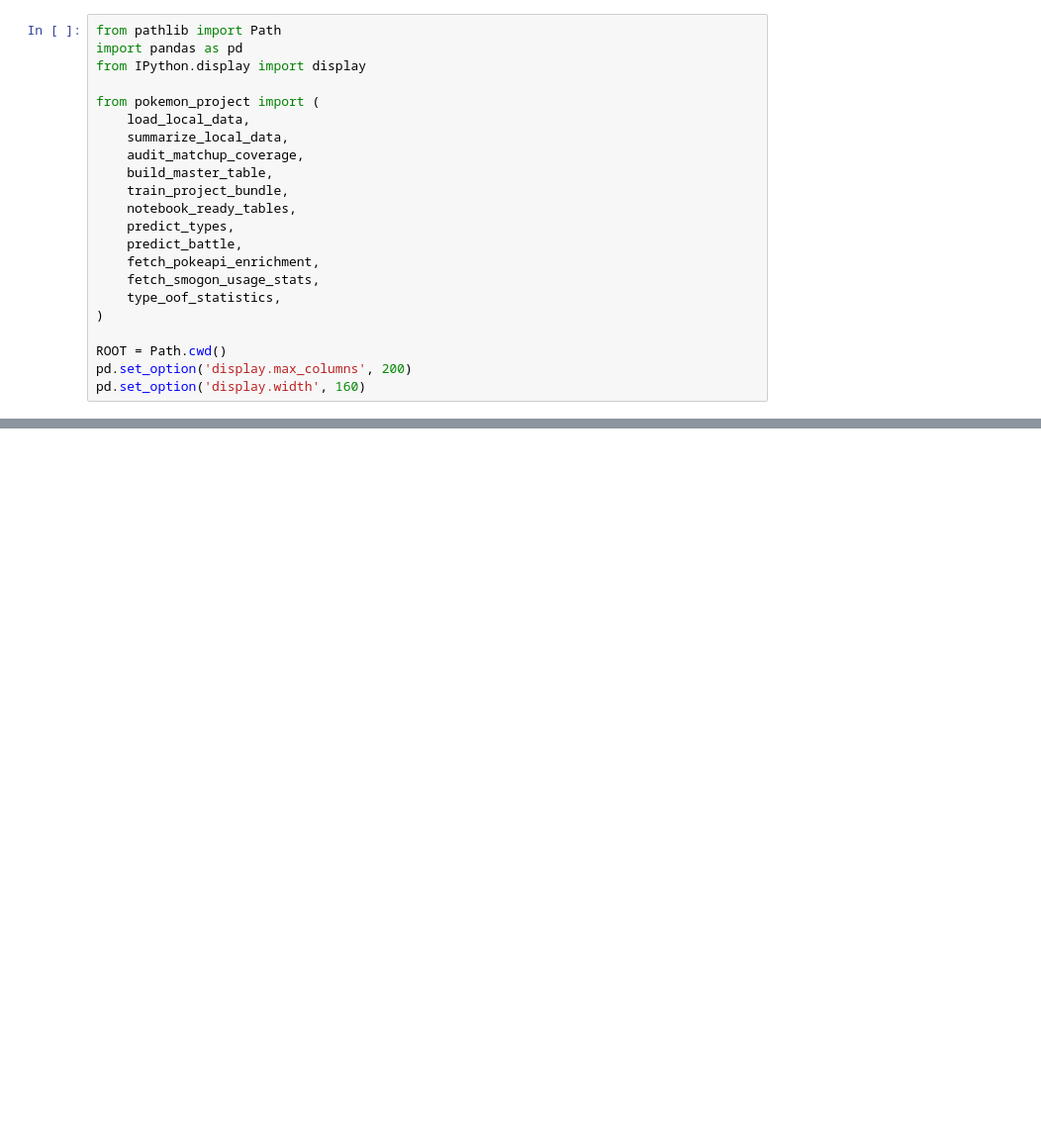
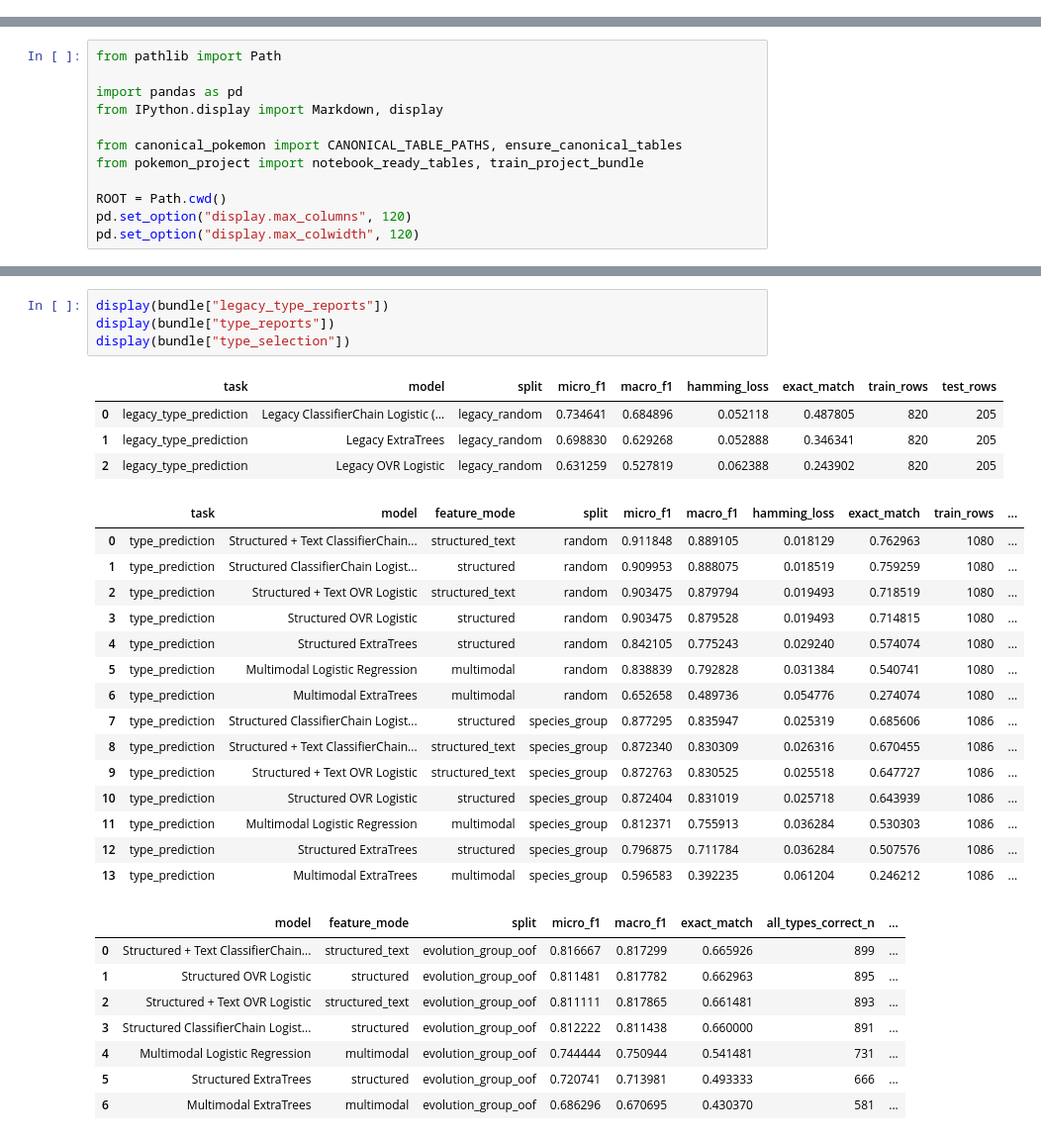
Before and after one commit to FlalaGoGoGo/pokemon-ml-analysis, a Jupyter notebook: Pokemon_Project_Rebuild_Streamlit.ipynb, the cells around one changed output, grey strips where cells are left out. Shown at 99% size. Cells and saved outputs as stored; diff of their text form; blank space fills up the shorter version.

Commit message:
Rebuild Pokemon type pipeline with canonical data

```diff
--- a/Pokemon_Project_Rebuild_Streamlit.ipynb
+++ b/Pokemon_Project_Rebuild_Streamlit.ipynb
@@ -9,22 +0,0 @@ We reuse a shared Python module so the notebook and Streamlit app always stay al
-# %%
-from pathlib import Path
-import pandas as pd
-from IPython.display import display
-
-from pokemon_project import (
-    load_local_data,
-    summarize_local_data,
-    audit_matchup_coverage,
-    build_master_table,
-    train_project_bundle,
-    notebook_ready_tables,
-    predict_types,
-    predict_battle,
-    fetch_pokeapi_enrichment,
-    fetch_smogon_usage_stats,
-    type_oof_statistics,
-)
-
-ROOT = Path.cwd()
-pd.set_option('display.max_columns', 200)
-pd.set_option('display.width', 160)
@@ -287,0 +15,12 @@ The app exposes two pages:
+# %%
+from pathlib import Path
+
+import pandas as pd
+from IPython.display import Markdown, display
+
+from canonical_pokemon import CANONICAL_TABLE_PATHS, ensure_canonical_tables
+from pokemon_project import notebook_ready_tables, train_project_bundle
+
+ROOT = Path.cwd()
+pd.set_option("display.max_columns", 120)
+pd.set_option("display.max_colwidth", 120)
@@ -287,0 +146,32 @@ The app exposes two pages:
+# %%
+display(bundle["legacy_type_reports"])
+display(bundle["type_reports"])
+display(bundle["type_selection"])
+# %% [output]
+|  | task | model | split | micro_f1 | macro_f1 | hamming_loss | exact_match | train_rows | test_rows |
+| 0 | legacy_type_prediction | Legacy ClassifierChain Logistic (... | legacy_random | 0.734641 | 0.684896 | 0.052118 | 0.487805 | 820 | 205 |
+| 1 | legacy_type_prediction | Legacy ExtraTrees | legacy_random | 0.698830 | 0.629268 | 0.052888 | 0.346341 | 820 | 205 |
+| 2 | legacy_type_prediction | Legacy OVR Logistic | legacy_random | 0.631259 | 0.527819 | 0.062388 | 0.243902 | 820 | 205 |
+|  | task | model | feature_mode | split | micro_f1 | macro_f1 | hamming_loss | exact_match | train_rows | ... |
+| 0 | type_prediction | Structured + Text ClassifierChain... | structured_text | random | 0.911848 | 0.889105 | 0.018129 | 0.762963 | 1080 | ... |
+| 1 | type_prediction | Structured ClassifierChain Logist... | structured | random | 0.909953 | 0.888075 | 0.018519 | 0.759259 | 1080 | ... |
+| 2 | type_prediction | Structured + Text OVR Logistic | structured_text | random | 0.903475 | 0.879794 | 0.019493 | 0.718519 | 1080 | ... |
+| 3 | type_prediction | Structured OVR Logistic | structured | random | 0.903475 | 0.879528 | 0.019493 | 0.714815 | 1080 | ... |
+| 4 | type_prediction | Structured ExtraTrees | structured | random | 0.842105 | 0.775243 | 0.029240 | 0.574074 | 1080 | ... |
+| 5 | type_prediction | Multimodal Logistic Regression | multimodal | random | 0.838839 | 0.792828 | 0.031384 | 0.540741 | 1080 | ... |
+| 6 | type_prediction | Multimodal ExtraTrees | multimodal | random | 0.652658 | 0.489736 | 0.054776 | 0.274074 | 1080 | ... |
+| 7 | type_prediction | Structured ClassifierChain Logist... | structured | species_group | 0.877295 | 0.835947 | 0.025319 | 0.685606 | 1086 | ... |
+| 8 | type_prediction | Structured + Text ClassifierChain... | structured_text | species_group | 0.872340 | 0.830309 | 0.026316 | 0.670455 | 1086 | ... |
+| 9 | type_prediction | Structured + Text OVR Logistic | structured_text | species_group | 0.872763 | 0.830525 | 0.025518 | 0.647727 | 1086 | ... |
+| 10 | type_prediction | Structured OVR Logistic | structured | species_group | 0.872404 | 0.831019 | 0.025718 | 0.643939 | 1086 | ... |
+| 11 | type_prediction | Multimodal Logistic Regression | multimodal | species_group | 0.812371 | 0.755913 | 0.036284 | 0.530303 | 1086 | ... |
+| 12 | type_prediction | Structured ExtraTrees | structured | species_group | 0.796875 | 0.711784 | 0.036284 | 0.507576 | 1086 | ... |
+| 13 | type_prediction | Multimodal ExtraTrees | multimodal | species_group | 0.596583 | 0.392235 | 0.061204 | 0.246212 | 1086 | ... |
+|  | model | feature_mode | split | micro_f1 | macro_f1 | exact_match | all_types_correct_n | ... |
+| 0 | Structured + Text ClassifierChain... | structured_text | evolution_group_oof | 0.816667 | 0.817299 | 0.665926 | 899 | ... |
+| 1 | Structured OVR Logistic | structured | evolution_group_oof | 0.811481 | 0.817782 | 0.662963 | 895 | ... |
+| 2 | Structured + Text OVR Logistic | structured_text | evolution_group_oof | 0.811111 | 0.817865 | 0.661481 | 893 | ... |
+| 3 | Structured ClassifierChain Logist... | structured | evolution_group_oof | 0.812222 | 0.811438 | 0.660000 | 891 | ... |
+| 4 | Multimodal Logistic Regression | multimodal | evolution_group_oof | 0.744444 | 0.750944 | 0.541481 | 731 | ... |
+| 5 | Structured ExtraTrees | structured | evolution_group_oof | 0.720741 | 0.713981 | 0.493333 | 666 | ... |
+| 6 | Multimodal ExtraTrees | multimodal | evolution_group_oof | 0.686296 | 0.670695 | 0.430370 | 581 | ... |
```
Also changed, not shown: parts of 37 cells of this notebook, 24 other files.
